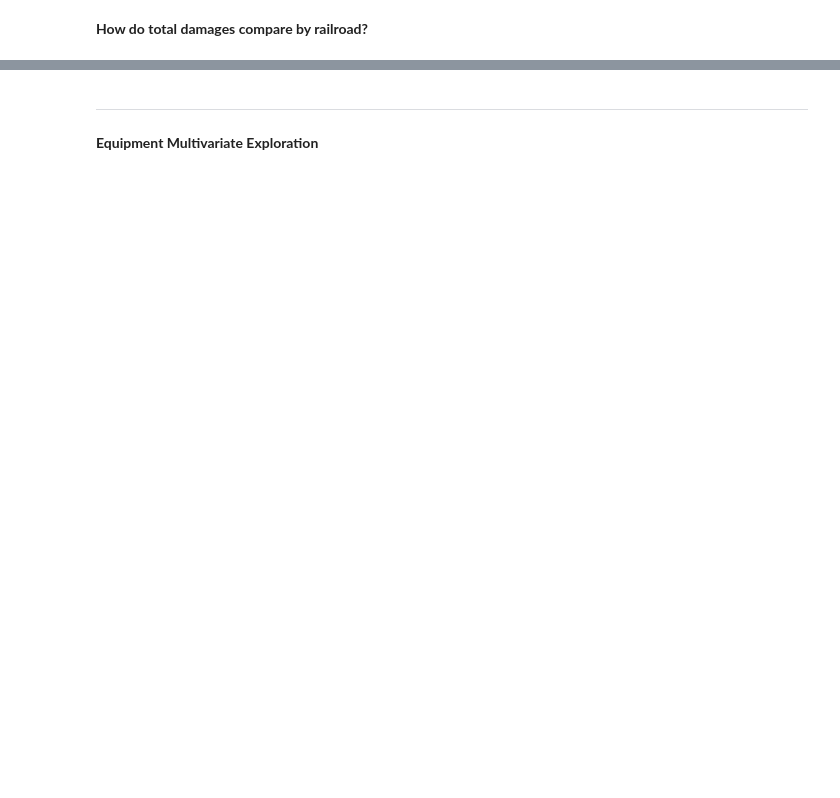
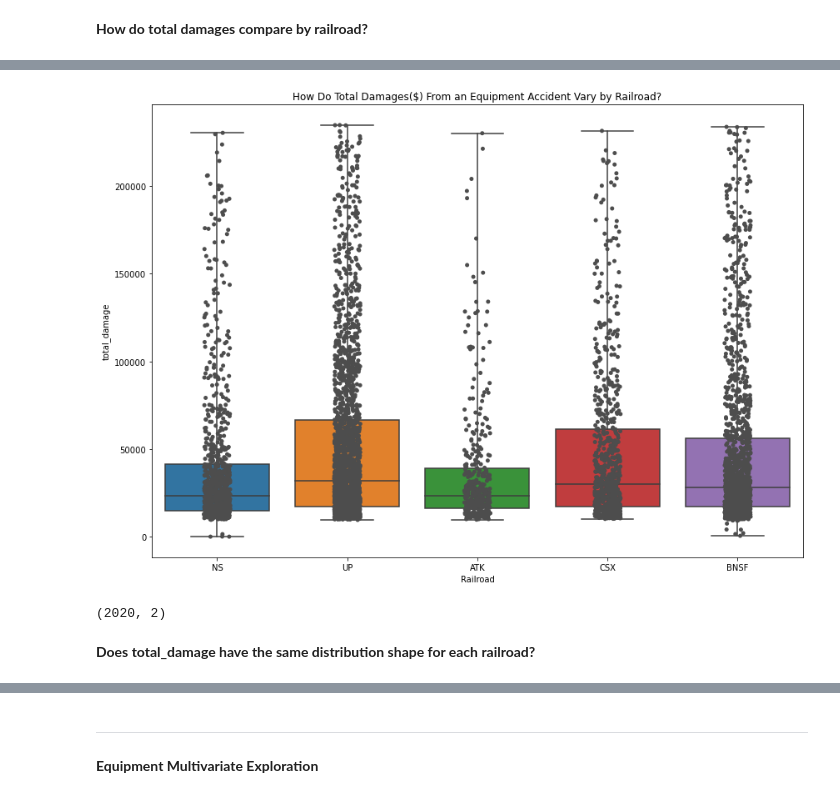
Before and after one commit to OTR-Capstone/Off_The_Rails, a Jupyter notebook: justin_explore.ipynb, the cells around one changed output, grey strips where cells are left out. Cells and saved outputs as stored; diff of their text form; code cells hidden in the pictures; blank space fills up the shorter version.

```diff
--- a/justin_explore.ipynb
+++ b/justin_explore.ipynb
@@ -657,0 +436,19 @@ train.groupby('railroad_company').total_damage.median().plot(kind='bar')
+# %%
+plt.figure(figsize=(14,10))
+
+
+
+ax = sns.boxplot(x="railroad_company", y="total_damage", data=train,whis=np.inf )
+ax = sns.stripplot(x="railroad_company", y="total_damage", data=train, color=".3")
+ax.set_xlabel('Railroad')
+plt.title('How Do Total Damages($) From an Equipment Accident Vary by Railroad?')
+
+
+plt.show()
+# %% [output]
+[figure, added]
+# %%
+td_rr_df = test[['railroad_company', 'total_damage']]
+td_rr_df.shape
+# %% [output]
+(2020, 2)
@@ -657,0 +457,2 @@ train.groupby('railroad_company').total_damage.median().plot(kind='bar')
+# %% [markdown]
+**Does total_damage have the same distribution shape for each railroad?**
```
Also changed, not shown: parts of 50 cells of this notebook.
